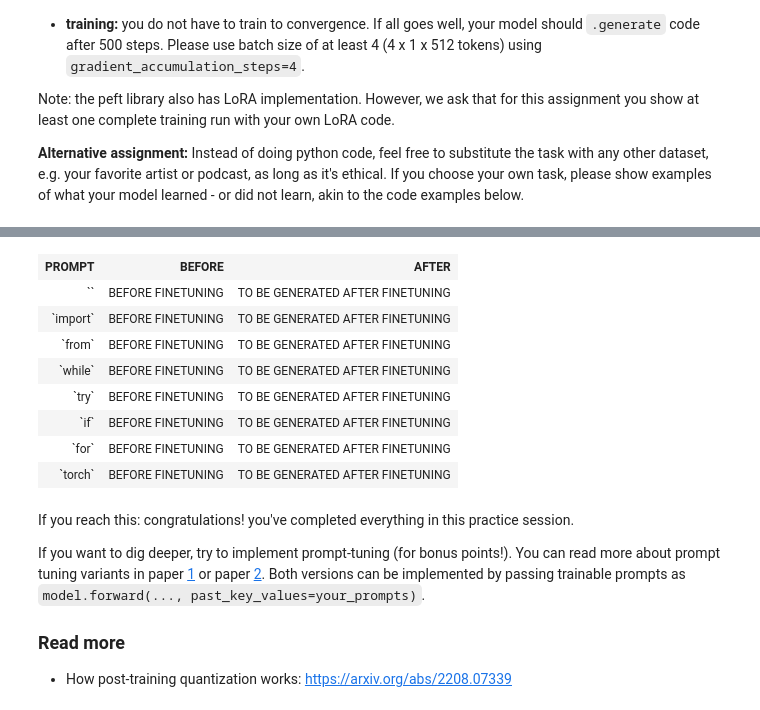
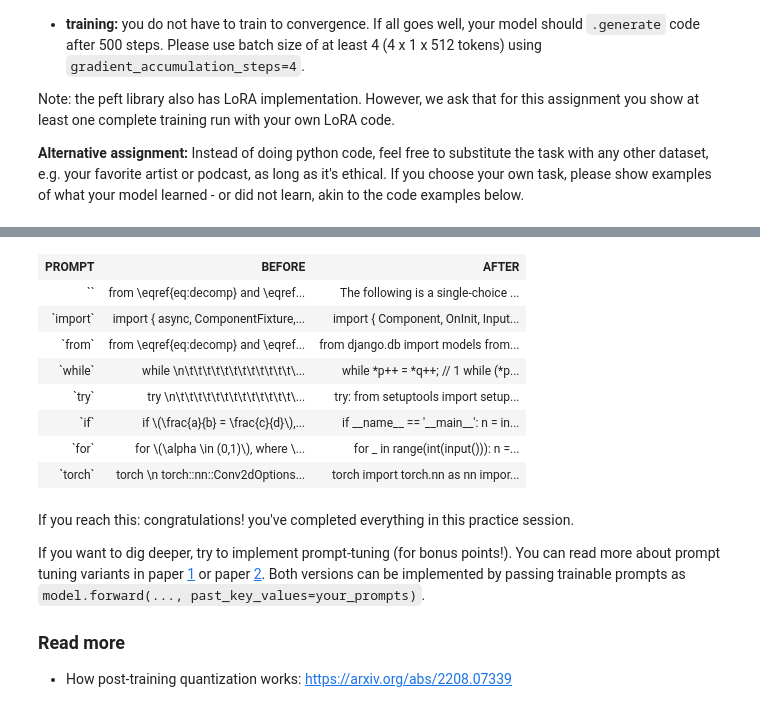
Before and after one commit to ma-tt-a/nlp_course, a Jupyter notebook: week08_finetuning/seminar.ipynb, the cells around one changed output, grey strips where cells are left out. Cells and saved outputs as stored; diff of their text form; code cells hidden in the pictures.

```diff
--- a/week08_finetuning/seminar.ipynb
+++ b/week08_finetuning/seminar.ipynb
@@ -378,0 +521,2 @@ prompts =  ['', 'import', 'from', 'while', 'try', 'if', 'for', 'torch']  # feel
+# %%
+base_outputs = get_outputs(model, inputs, max_new_tokens=128)
@@ -378,0 +526,3 @@ prompts =  ['', 'import', 'from', 'while', 'try', 'if', 'for', 'torch']  # feel
+# %%
+base_outputs_decoded = tokenizer.batch_decode(base_outputs, skip_special_tokens=True)
+print(base_outputs_decoded)
@@ -378,0 +583,31 @@ prompts =  ['', 'import', 'from', 'while', 'try', 'if', 'for', 'torch']  # feel
+# %%
+model._hf_peft_config_loaded = True  # silence a warning from HF trainer
+
+
+training_args = TrainingArguments(
+    max_steps=100,
+    per_device_train_batch_size=1,
+    per_device_eval_batch_size=4,
+    gradient_accumulation_steps=4,
+    warmup_steps=0.05,
+    learning_rate=2e-4,
+    lr_scheduler_type="cosine",
+    max_grad_norm=1.0,
+    fp16=False,
+    logging_strategy='steps',
+    logging_steps=5,
+    eval_on_start=True,
+    eval_strategy='steps',
+    eval_steps=50,
+    save_strategy="no"
+)
+
+data_collator = DataCollatorForLanguageModeling(tokenizer, mlm=False)
+
+trainer = Trainer(
+    model=model,
+    args=training_args,
+    train_dataset=data_train,
+    eval_dataset=data_eval,
+    data_collator=data_collator
+)
@@ -378,0 +623,4 @@ prompts =  ['', 'import', 'from', 'while', 'try', 'if', 'for', 'torch']  # feel
+# %%
+peft_outputs = get_outputs(model, inputs, max_new_tokens=64)
+peft_outputs_decoded = tokenizer.batch_decode(peft_outputs, skip_special_tokens=True)
+print(peft_outputs_decoded)
@@ -379,40 +631,40 @@ prompts =  ['', 'import', 'from', 'while', 'try', 'if', 'for', 'torch']  # feel
 # %%
 # This template helps to compare generated code samples in pretty table form
 # feel free to present your work in other forms
 
 from IPython.display import HTML, display
 table_template = """<table style="border:1px solid black" >
   <tr>
     <th style="text-align: center; border:1px solid black">PROMPT</th>
     <th style="text-align: center; border:1px solid black">BEFORE</th>
     <th style="text-align: center; border:1px solid black">AFTER</th>
   </tr>
 {}
 </table>"""
 
 row_template = '''  <tr>
     <td style="width:20%; border:1px solid black"><pre align="left">`{}`</pre></td>
     <td style="width:40%; border:1px solid black"><pre align="left">{}</pre></td>
     <td style="width:40%; border:1px solid black"><pre align="left">{}</pre></td>
   </tr>'''
 
 rows = []
 
-for prompt in prompts:
+for prompt, base_output, peft_output in zip(prompts, base_outputs_decoded, peft_outputs_decoded):
     # replace placeholders in the format() arguments
-    rows.append(row_template.format(prompt, "BEFORE FINETUNING", "TO BE GENERATED AFTER FINETUNING"))
+    rows.append(row_template.format(prompt, base_output, peft_output))
 
 display(HTML(table_template.format('\n'.join(rows))))
 # %% [output]
 | PROMPT | BEFORE | AFTER |
-| `` | BEFORE FINETUNING | TO BE GENERATED AFTER FINETUNING |
-| `import` | BEFORE FINETUNING | TO BE GENERATED AFTER FINETUNING |
-| `from` | BEFORE FINETUNING | TO BE GENERATED AFTER FINETUNING |
-| `while` | BEFORE FINETUNING | TO BE GENERATED AFTER FINETUNING |
-| `try` | BEFORE FINETUNING | TO BE GENERATED AFTER FINETUNING |
-| `if` | BEFORE FINETUNING | TO BE GENERATED AFTER FINETUNING |
-| `for` | BEFORE FINETUNING | TO BE GENERATED AFTER FINETUNING |
-| `torch` | BEFORE FINETUNING | TO BE GENERATED AFTER FINETUNING |
+| `` | from \eqref{eq:decomp} and \eqref... | The following is a single-choice ... |
+| `import` | import { async, ComponentFixture,... | import { Component, OnInit, Input... |
+| `from` | from \eqref{eq:decomp} and \eqref... | from django.db import models from... |
+| `while` | while \n\t\t\t\t\t\t\t\t\t\t\t\t\... | while *p++ = *q++; // 1 while (*p... |
+| `try` | try \n\t\t\t\t\t\t\t\t\t\t\t\t\t\... | try: from setuptools import setup... |
+| `if` | if \(\frac{a}{b} = \frac{c}{d}\),... | if __name__ == '__main__': n = in... |
+| `for` | for \(\alpha \in (0,1)\), where \... | for _ in range(int(input())): n =... |
+| `torch` | torch \n torch::nn::Conv2dOptions... | torch import torch.nn as nn impor... |
 # %% [markdown]
 If you reach this: congratulations! you've completed everything in this practice session.
 
```
Also changed, not shown: parts of 34 cells of this notebook, 1 other file.
